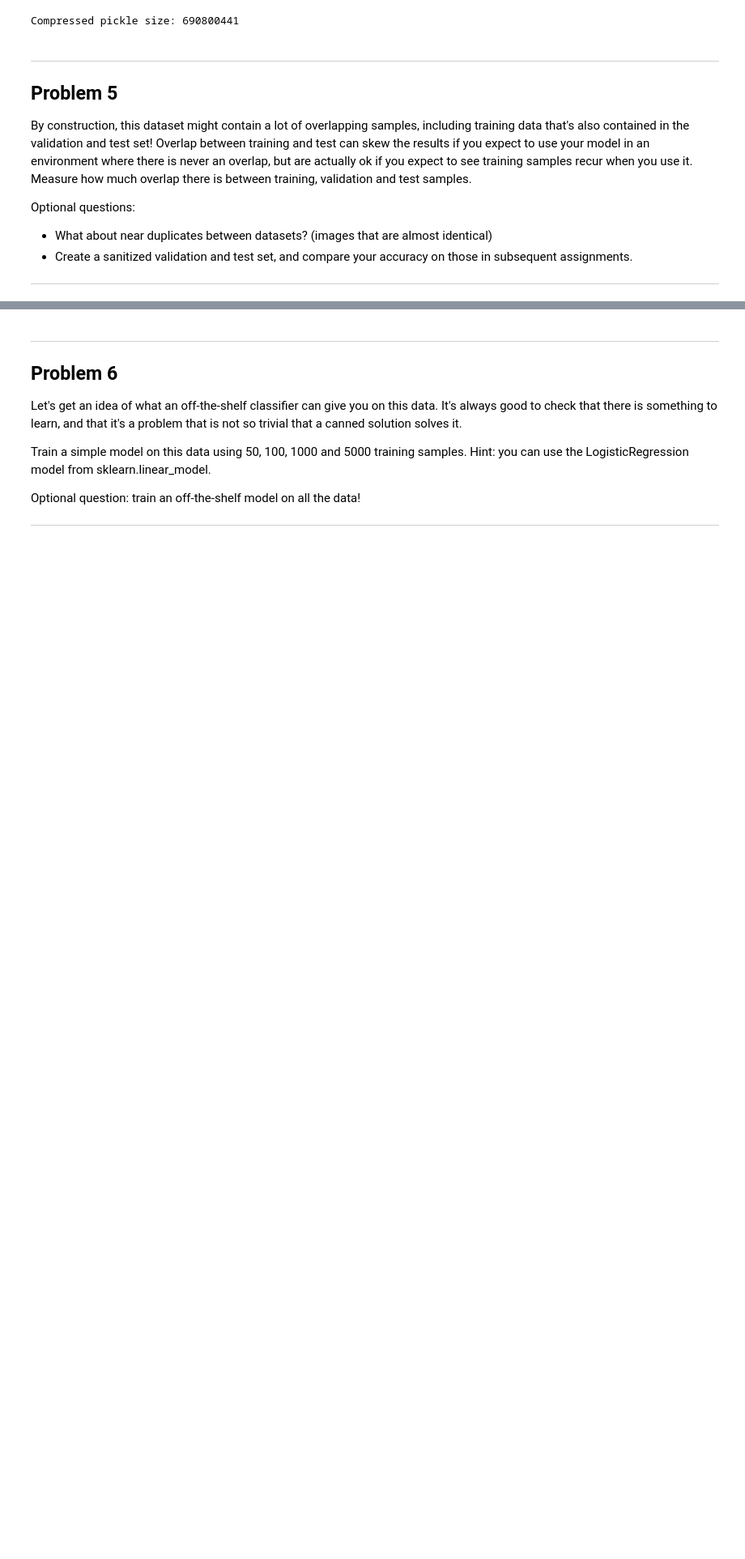
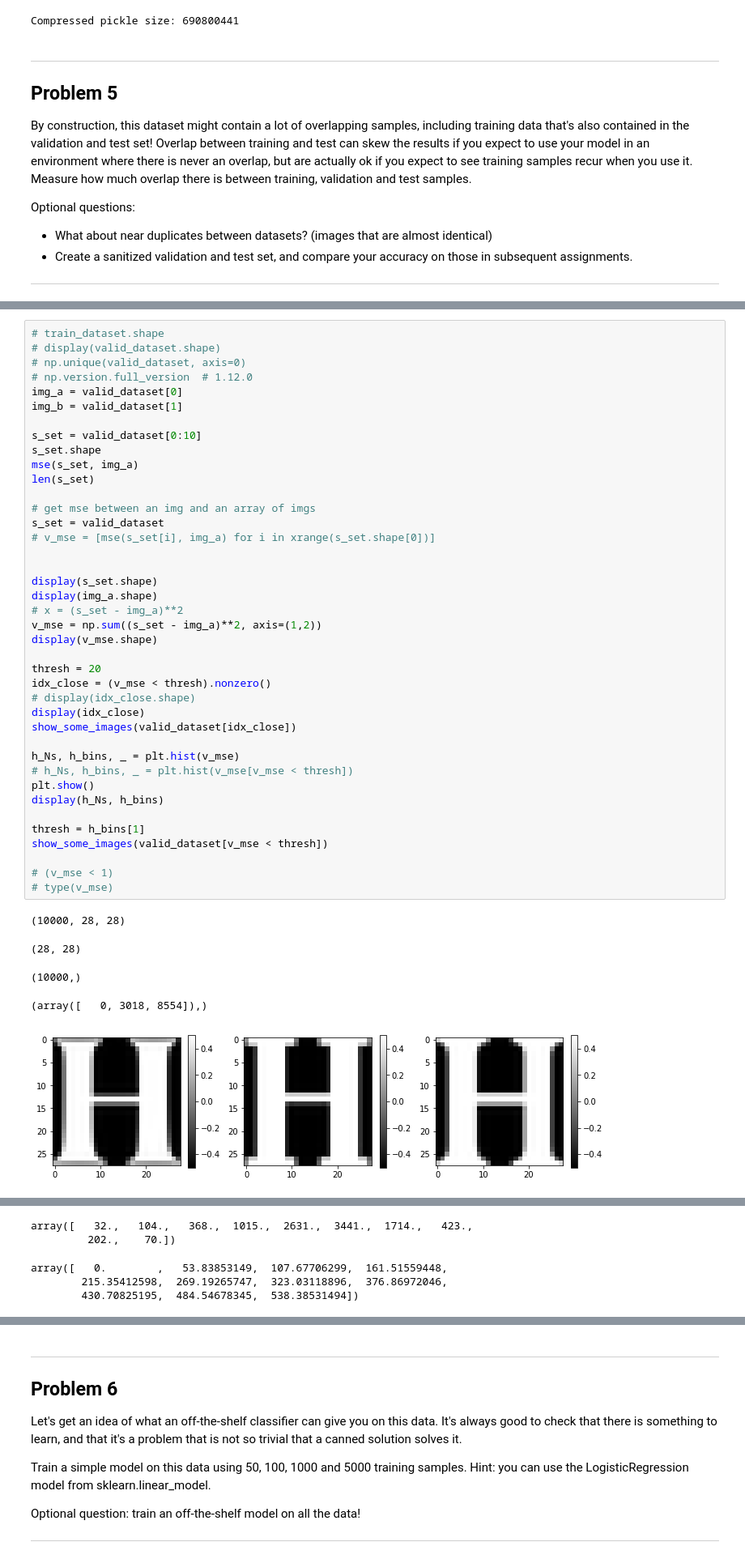
Before and after one commit to Lopako/deep_learn_udacity, a Jupyter notebook: notebooks/1_notmnist-R1.ipynb, the cells around one changed output, grey strips where cells are left out. Shown at 81% size. Drawn from its saved outputs; the diff is of its cells as text; blank space fills up the shorter version.

```diff
--- a/notebooks/1_notmnist-R1.ipynb
+++ b/notebooks/1_notmnist-R1.ipynb
@@ -608,0 +647,46 @@ img_b = valid_dataset[1]
+# %%
+# train_dataset.shape
+# display(valid_dataset.shape)
+# np.unique(valid_dataset, axis=0)
+# np.version.full_version  # 1.12.0
+img_a = valid_dataset[0]
+img_b = valid_dataset[1]
+
+s_set = valid_dataset[0:10]
+s_set.shape
+mse(s_set, img_a)
+len(s_set)
+
+# get mse between an img and an array of imgs
+s_set = valid_dataset
+# v_mse = [mse(s_set[i], img_a) for i in xrange(s_set.shape[0])]
+
+
+display(s_set.shape)
+display(img_a.shape)
+# x = (s_set - img_a)**2
+v_mse = np.sum((s_set - img_a)**2, axis=(1,2))
+display(v_mse.shape)
+
+thresh = 20
+idx_close = (v_mse < thresh).nonzero()
+# display(idx_close.shape)
+display(idx_close)
+show_some_images(valid_dataset[idx_close])
+
+h_Ns, h_bins, _ = plt.hist(v_mse)
+# h_Ns, h_bins, _ = plt.hist(v_mse[v_mse < thresh])
+plt.show()
+display(h_Ns, h_bins)
+
+thresh = h_bins[1]
+show_some_images(valid_dataset[v_mse < thresh])
+
+# (v_mse < 1)
+# type(v_mse)
+# %% [output]
+(10000, 28, 28)
+(28, 28)
+(10000,)
+(array([   0, 3018, 8554]),)
+[figure, added]
@@ -608,0 +694,5 @@ img_b = valid_dataset[1]
+array([   32.,   104.,   368.,  1015.,  2631.,  3441.,  1714.,   423.,
+         202.,    70.])
+array([   0.        ,   53.83853149,  107.67706299,  161.51559448,
+        215.35412598,  269.19265747,  323.03118896,  376.86972046,
+        430.70825195,  484.54678345,  538.38531494])
```
Also changed, not shown: parts of 46 cells of this notebook.
